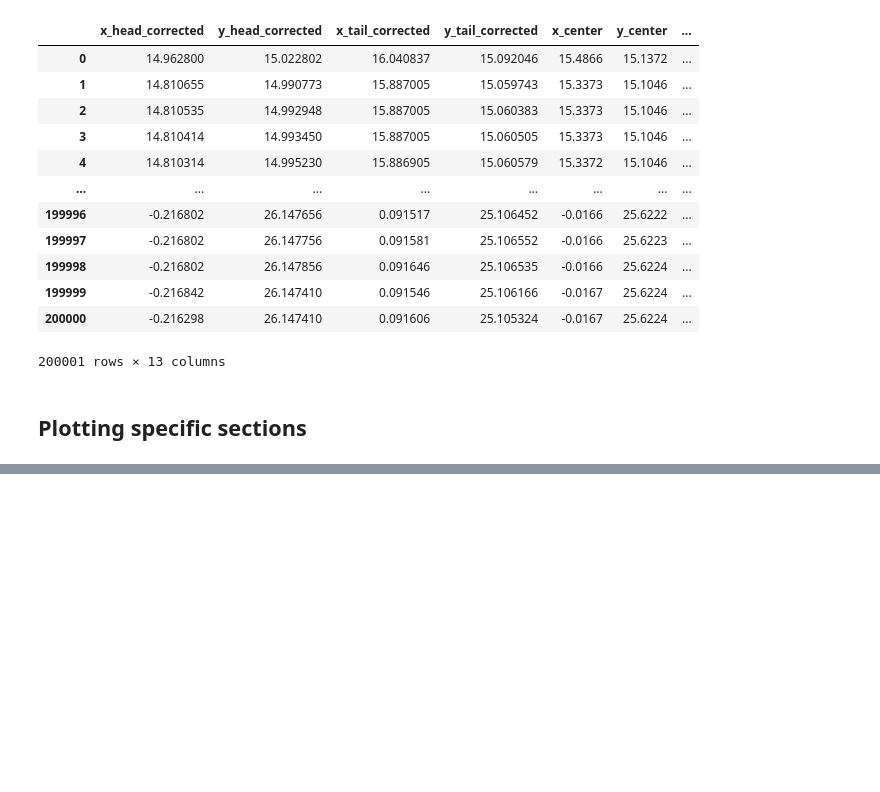
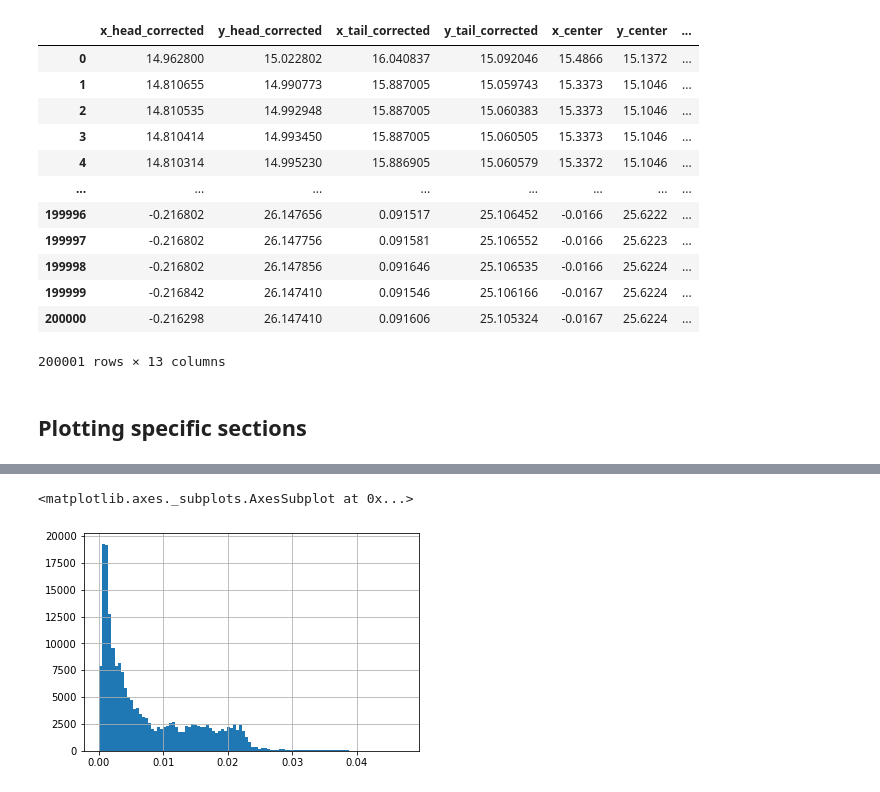
Before and after one commit to leonkontorovich/centerline_behavior_annotation, a Jupyter notebook: centerline/dev/head_position.ipynb, the cells around one changed output, grey strips where cells are left out. Saved outputs shown, nothing was run; the diff lists cells and outputs as text; code cells hidden in the pictures; blank space fills up the shorter version.

```diff
--- a/centerline/dev/head_position.ipynb
+++ b/centerline/dev/head_position.ipynb
@@ -551,0 +587,5 @@ for file in 1000.0:
+# %%
+(speed_df['Speed'].rolling(window=167,center=True).mean()*167).hist(bins=100)
+# %% [output]
+<matplotlib.axes._subplots.AxesSubplot at 0x...>
+[figure, added]
```
Also changed, not shown: parts of 4 cells of this notebook, 3 other files.
